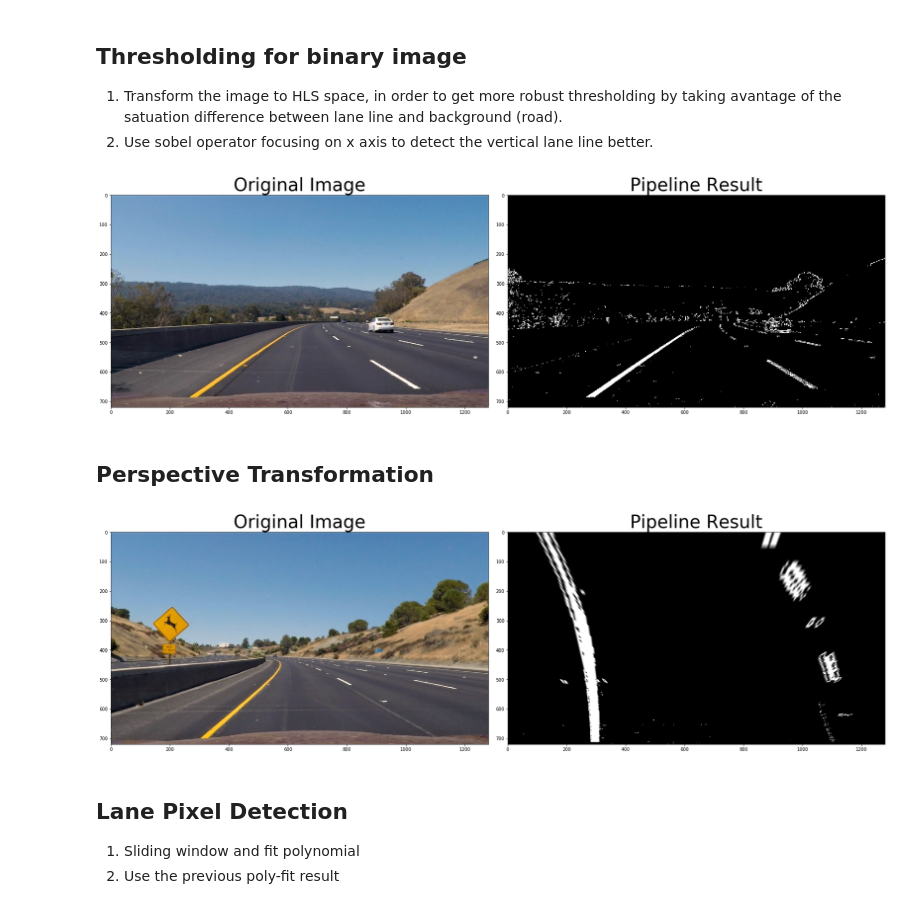
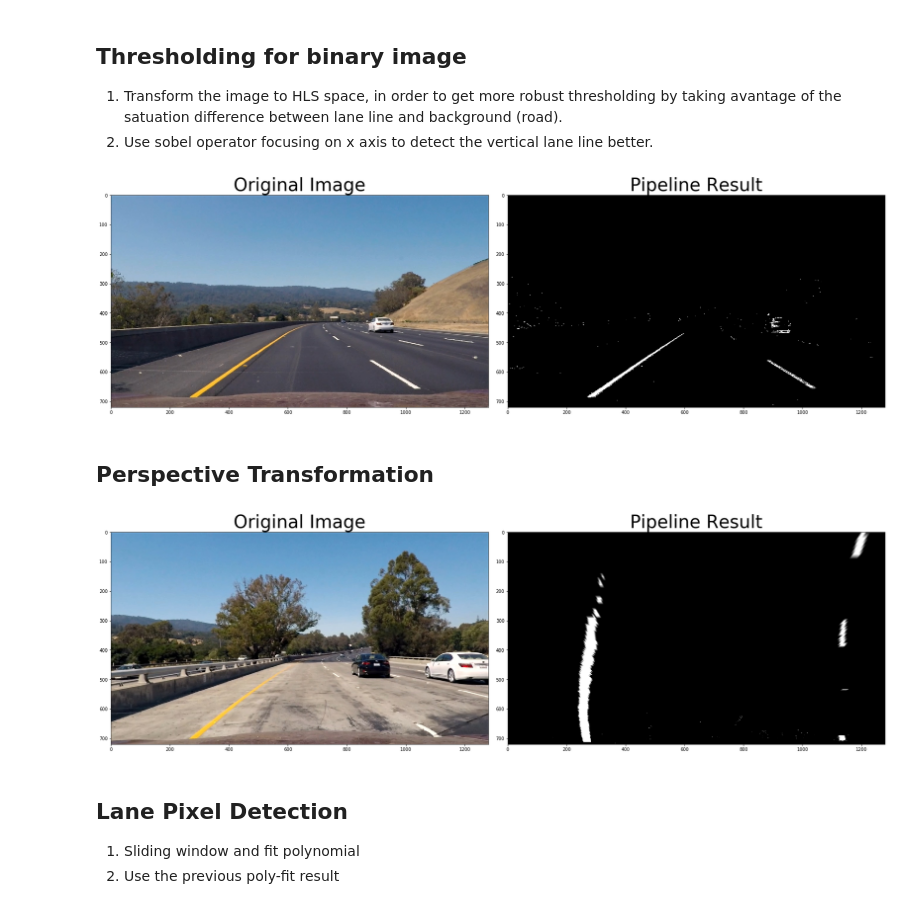
Before and after one commit to bboypupu/CarND-Advanced-Lane-Lines, a Jupyter notebook: adv_project.ipynb, the cells around one changed output. Saved outputs shown, nothing was run; the diff lists cells and outputs as text; code cells hidden in the pictures.

Commit message:
pipline finished adjusting thresholds

```diff
--- a/adv_project.ipynb
+++ b/adv_project.ipynb
@@ -54,10 +30,13 @@ import glob
 Extract object points and image points for camera calibration
 # %%
 class Camera_Calibration(object):
-    def __init__(self):
+    def __init__(self, recal=False):
         self.mtx = None
         self.dist = None
-        self.reset_calibration_matrices()
+        if recal:
+            self.reset_calibration_matrices()
+        else:
+            self.restore_undistortion_matrices()
 
     def reset_calibration_matrices(self):
         self.calculate_calibration_matrices()
@@ -108,7 +87,7 @@ class Camera_Calibration(object):
         file_handler.close()
 
     # Read mtx and dist from pickle file
-    def get_undistortion_matrices(self):
+    def restore_undistortion_matrices(self):
         file_handler = open("camera_cal/wide_dist_pickle.p", "rb")
         object_file = pickle.load(file_handler)
         file_handler.close()
@@ -144,8 +123,9 @@ Text(0.5, 1.0, 'Undistorted Image')
 # %%
 class Binary_Thresholding(object):
     def __init__(self):
-        self.sat_thresh = (170, 255)
-        self.sobel_thresh = (30, 100)
+        self.sat_thresh = (160, 255)
+        self.sobel_thresh = (20, 100)
+        self.sdir_thresh = (0.7, 1.3)
 
     def binarize(self, img):
         # Convert the image to HLS color space and separte the channels
@@ -161,6 +141,16 @@ class Binary_Thresholding(object):
         binary_sobel_x = np.zeros_like(scaled_sobel_x)
         binary_sobel_x[(scaled_sobel_x >= self.sobel_thresh[0]) & (scaled_sobel_x <= self.sobel_thresh[1])] = 1
 
+        sobel_y = cv2.Sobel(sat_channel, cv2.CV_64F, 0, 1)
+        abs_sobel_y = np.absolute(sobel_y)
+
+        direction_sobel = np.arctan2(abs_sobel_y, abs_sobel_x)
+        scaled_sobel_dir = np.uint8(255 * direction_sobel / np.max(direction_sobel))
+
+        # Threshold sobel direction
+        binary_sobel_dir = np.zeros_like(scaled_sobel_dir)
+        binary_sobel_dir[(scaled_sobel_dir >= self.sdir_thresh[0]) & (scaled_sobel_dir <= self.sdir_thresh[1])] = 1
+
         # Threshold color channel
         binary_sat = np.zeros_like(sat_channel)
         binary_sat[(sat_channel >= self.sat_thresh[0]) & (sat_channel <= self.sat_thresh[1])] = 1
@@ -168,7 +158,7 @@ class Binary_Thresholding(object):
         # Combine each channel
         binary_color = np.dstack((binary_sat, binary_sobel_x, np.zeros_like(binary_sobel_x))) * 255
         binary_result = np.zeros_like(binary_sat)
-        binary_result[(binary_sat==1) | (binary_sobel_x==1)] = 255
+        binary_result[(binary_sat==1) | (binary_sobel_x==1) & (binary_sobel_dir==1)] = 255
         return binary_result
 # %%
 from os import listdir
@@ -196,26 +186,28 @@ ax2.imshow(result, cmap='gray')
 ax2.set_title('Pipeline Result', fontsize=40)
 plt.subplots_adjust(left=0., right=1, top=0.9, bottom=0.)
 # %% [output]
-[figure, old version]
+[figure, new version]
 # %% [markdown]
 ## Perspective Transformation
 # %%
 class Perspective_Transform(object):
     def __init__(self, shape=(720,1280)):
         self.width, self.height = shape[1], shape[0]
-        self.offset = 100
-        self.src = np.float32([[160, 720], [584, 455],
-                               [706, 455], [1120, 720]])
-        self.dst = np.float32([[self.offset, 720], [self.offset, 0],
-                               [self.width - self.offset, 0], [self.width + self.offset, 720]])
+        self.offset = 200
+        self.src = np.float32([[180, 720], [584, 455],
+                               [706, 455], [1100, 720]])
+        self.dst = np.float32([[self.offset, self.height], [self.offset, 0],
+                               [self.width - self.offset, 0], [self.width - self.offset, self.height]])
         self.M = cv2.getPerspectiveTransform(self.src, self.dst)
+        self.Minv = cv2.getPerspectiveTransform(self.dst, self.src)
 
     def refresh_M(self, src, dst):
         self.src, self.dst = src, dst
         self.M = cv2.getPerspectiveTransform(self.src, self.dst)
+        self.Minv = cv2.getPerspectiveTransform(self.dst, self.src)
 
     def warp_perspective(self, img):
-        return cv2.warpPerspective(img, self.M, img.shape[1::-1], flags=cv2.INTER_LINEAR)
+        return cv2.warpPerspective(img, self.M, (self.width, self.height), flags=cv2.INTER_LINEAR)
 
 #     def draw_lines(self, img):
 #         cv2.line(img, (190, 720), (584, 455), (255, 0, 0), 2)
@@ -223,21 +215,22 @@ class Perspective_Transform(object):
 #         cv2.line(img, (640, 0), (640, 720), (0, 255, 0), 5)
 # %%
 pers_trans = Perspective_Transform()
-img = mpimg.imread('test_images/test2.jpg')
+img = mpimg.imread('test_images/test1.jpg')
 ud_img = cam_cal.undistort(img)
-wapred = pers_trans.warp_perspective(ud_img)
+bin_img = bin_thresh.binarize(ud_img)
+warped = pers_trans.warp_perspective(bin_img)
 
 f, (ax1, ax2) = plt.subplots(1, 2, figsize=(24, 9))
 f.tight_layout()
 
 ax1.imshow(ud_img)
 ax1.set_title('Original Image', fontsize=40)
 
 ax2.imshow(warped, cmap='gray')
 ax2.set_title('Pipeline Result', fontsize=40)
 plt.subplots_adjust(left=0., right=1, top=0.9, bottom=0.)
 # %% [output]
-[figure, old version]
+[figure, new version]
 # %% [markdown]
 ## Lane Pixel Detection
 1. Sliding window and fit polynomial
```
Also changed, not shown: parts of 50 cells of this notebook, 36 other files.
